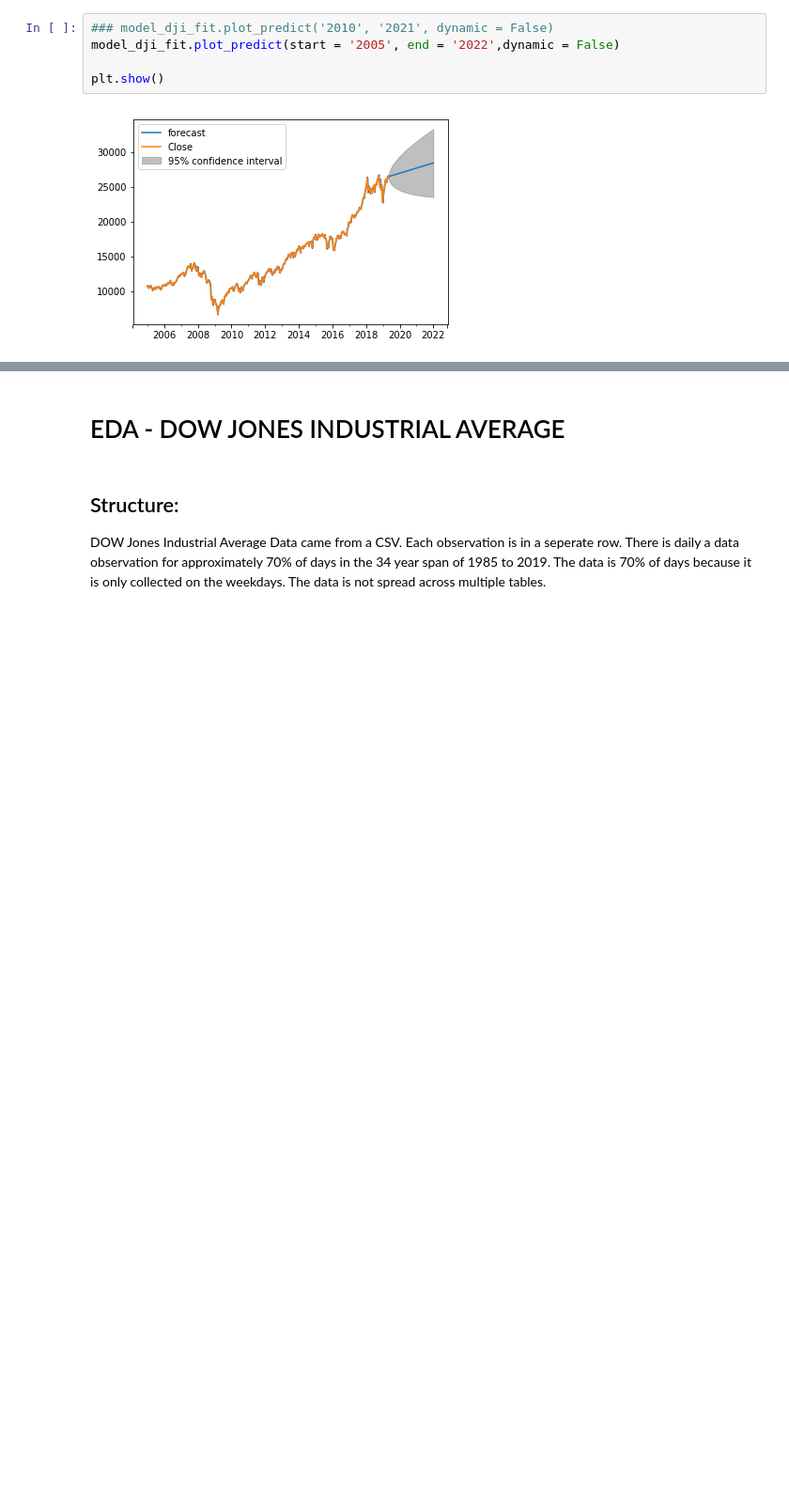
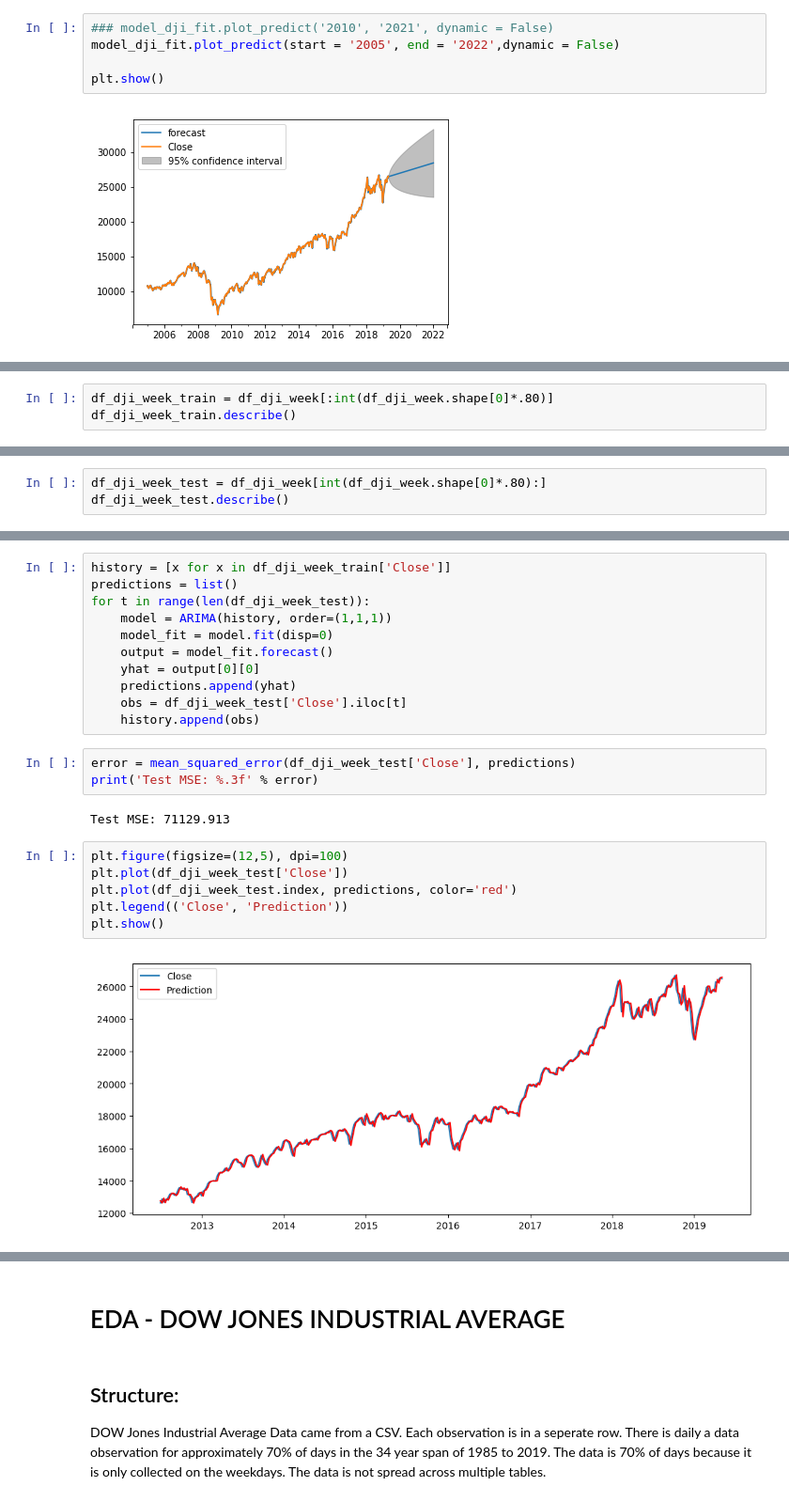
Before and after one commit to Allen-Z-4230/FutureGas, a Jupyter notebook: future_gas_folder/data_import.ipynb, the cells around one changed output, grey strips where cells are left out. Shown at 94% size. Drawn from its saved outputs; the diff is of its cells as text; blank space fills up the shorter version.

Commit message:
should be working now with rolling forecast

```diff
--- a/future_gas_folder/data_import.ipynb
+++ b/future_gas_folder/data_import.ipynb
@@ -226,0 +230,3 @@ plt.show()
+# %%
+df_dji_week_train = df_dji_week[:int(df_dji_week.shape[0]*.80)]
+df_dji_week_train.describe()
@@ -226,0 +243,3 @@ plt.show()
+# %%
+df_dji_week_test = df_dji_week[int(df_dji_week.shape[0]*.80):]
+df_dji_week_test.describe()
@@ -226,0 +256,24 @@ plt.show()
+# %%
+history = [x for x in df_dji_week_train['Close']]
+predictions = list()
+for t in range(len(df_dji_week_test)):
+    model = ARIMA(history, order=(1,1,1))
+    model_fit = model.fit(disp=0)
+    output = model_fit.forecast()
+    yhat = output[0][0]
+    predictions.append(yhat)
+    obs = df_dji_week_test['Close'].iloc[t]
+    history.append(obs)
+# %%
+error = mean_squared_error(df_dji_week_test['Close'], predictions)
+print('Test MSE: %.3f' % error)
+# %% [output]
+Test MSE: 71129.913
+# %%
+plt.figure(figsize=(12,5), dpi=100)
+plt.plot(df_dji_week_test['Close'])
+plt.plot(df_dji_week_test.index, predictions, color='red')
+plt.legend(('Close', 'Prediction'))
+plt.show()
+# %% [output]
+[figure, added]
```
Also changed, not shown: parts of 6 cells of this notebook.
